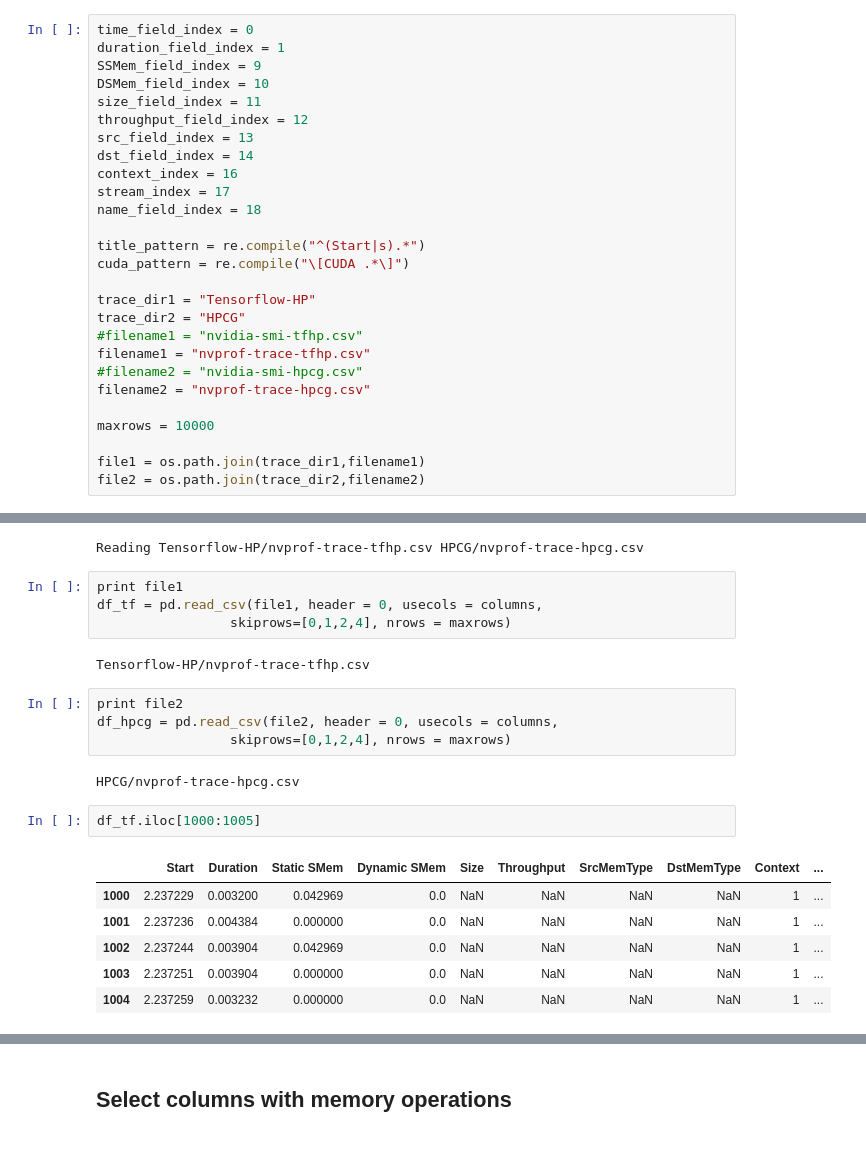
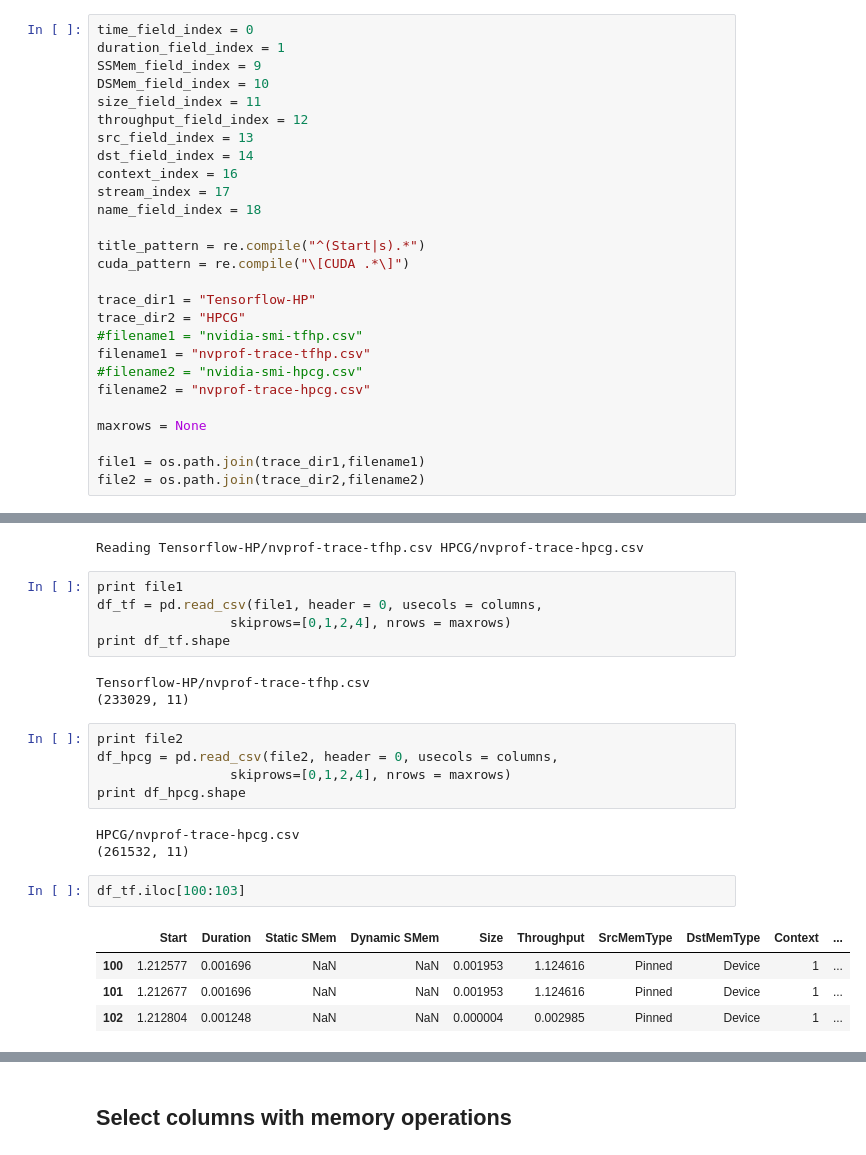
Before and after one commit to pyotr777/mlbenchmarks, a Jupyter notebook: Pandas read plot compare.ipynb, the cells around one changed output, grey strips where cells are left out. Saved outputs shown, nothing was run; the diff lists cells and outputs as text.

```diff
--- a/Pandas read plot compare.ipynb
+++ b/Pandas read plot compare.ipynb
@@ -34,7 +34,7 @@ filename1 = "nvprof-trace-tfhp.csv"
 #filename2 = "nvidia-smi-hpcg.csv"
 filename2 = "nvprof-trace-hpcg.csv"
 
-maxrows = 10000
+maxrows = None
 
 file1 = os.path.join(trace_dir1,filename1)
 file2 = os.path.join(trace_dir2,filename2)
@@ -53,21 +53,23 @@ Reading Tensorflow-HP/nvprof-trace-tfhp.csv HPCG/nvprof-trace-hpcg.csv
 print file1
 df_tf = pd.read_csv(file1, header = 0, usecols = columns,
                  skiprows=[0,1,2,4], nrows = maxrows)
+print df_tf.shape
 # %% [output]
 Tensorflow-HP/nvprof-trace-tfhp.csv
+(233029, 11)
 # %%
 print file2
 df_hpcg = pd.read_csv(file2, header = 0, usecols = columns,
                  skiprows=[0,1,2,4], nrows = maxrows)
+print df_hpcg.shape
 # %% [output]
 HPCG/nvprof-trace-hpcg.csv
+(261532, 11)
 # %%
-df_tf.iloc[1000:1005]
+df_tf.iloc[100:103]
 # %% [output]
 |  | Start | Duration | Static SMem | Dynamic SMem | Size | Throughput | SrcMemType | DstMemType | Context | ... |
-| 1000 | 2.237229 | 0.003200 | 0.042969 | 0.0 | NaN | NaN | NaN | NaN | 1 | ... |
-| 1001 | 2.237236 | 0.004384 | 0.000000 | 0.0 | NaN | NaN | NaN | NaN | 1 | ... |
-| 1002 | 2.237244 | 0.003904 | 0.042969 | 0.0 | NaN | NaN | NaN | NaN | 1 | ... |
-| 1003 | 2.237251 | 0.003904 | 0.000000 | 0.0 | NaN | NaN | NaN | NaN | 1 | ... |
-| 1004 | 2.237259 | 0.003232 | 0.000000 | 0.0 | NaN | NaN | NaN | NaN | 1 | ... |
+| 100 | 1.212577 | 0.001696 | NaN | NaN | 0.001953 | 1.124616 | Pinned | Device | 1 | ... |
+| 101 | 1.212677 | 0.001696 | NaN | NaN | 0.001953 | 1.124616 | Pinned | Device | 1 | ... |
+| 102 | 1.212804 | 0.001248 | NaN | NaN | 0.000004 | 0.002985 | Pinned | Device | 1 | ... |
 # %%
```
Also changed, not shown: parts of 19 cells of this notebook.
